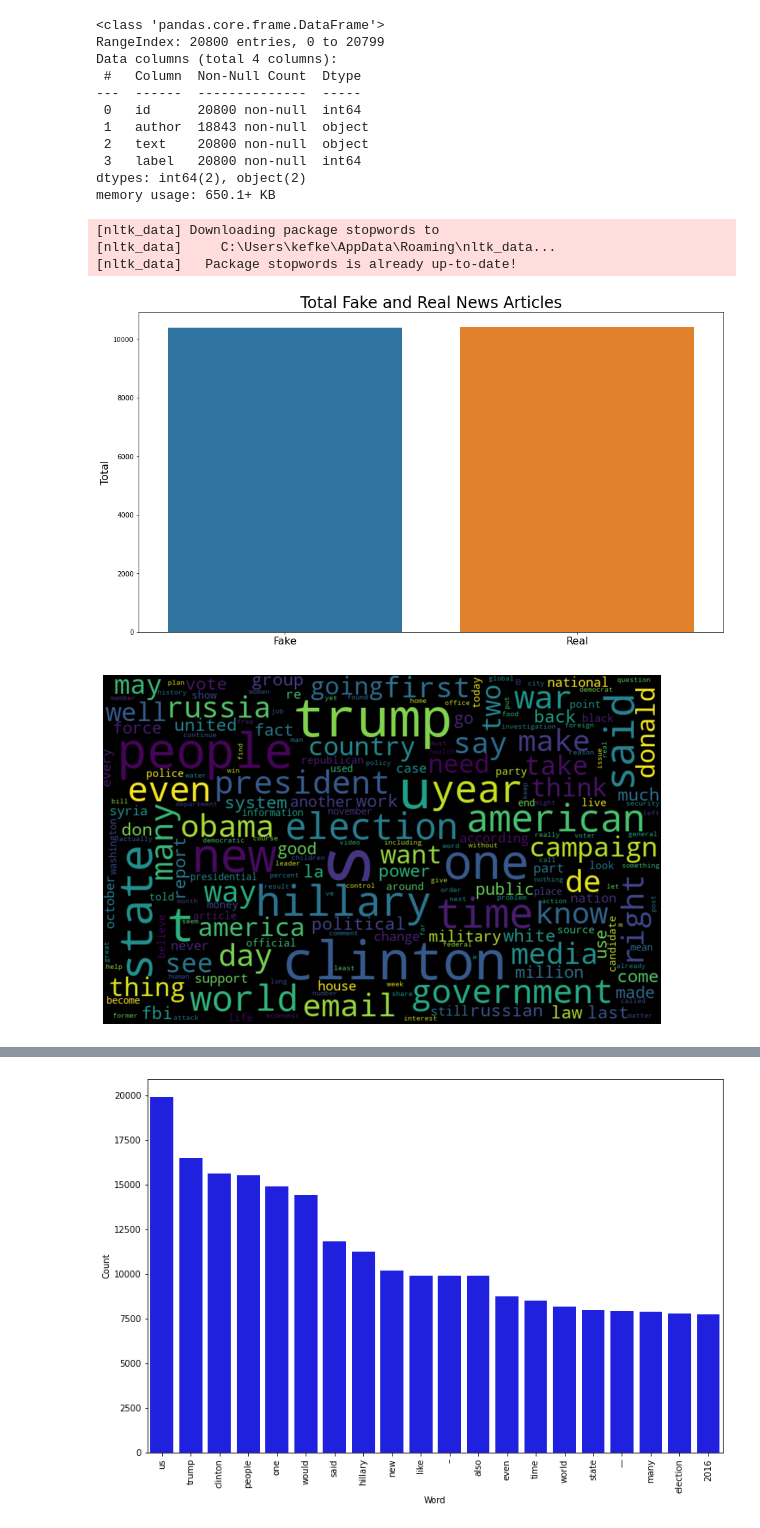
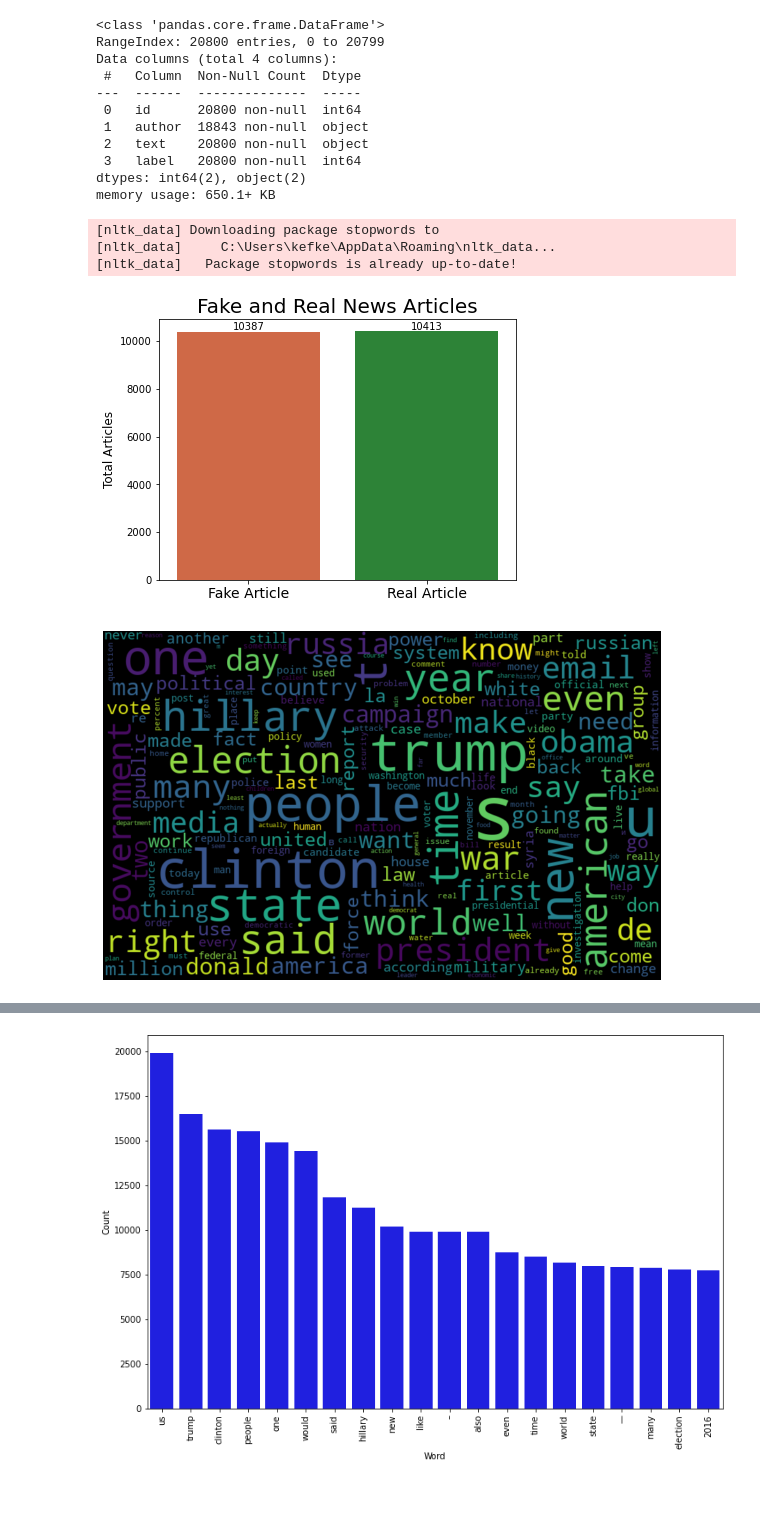
Before and after one commit to KevinVanWallendael/MicrosoftProject, a Jupyter notebook: final_microsoft_notebook.ipynb, the cells around one changed output, grey strips where cells are left out. Cells and saved outputs as stored; diff of their text form; code cells hidden in the pictures; blank space fills up the shorter version.

```diff
--- a/final_microsoft_notebook.ipynb
+++ b/final_microsoft_notebook.ipynb
@@ -30,16 +31,17 @@ df.drop(columns = ["title"],axis=1,inplace=True)
 df['text'] = df['text'].astype('str')
-# %%
-df.info()
-# %% [output]
-<class 'pandas.core.frame.DataFrame'>
-RangeIndex: 20800 entries, 0 to 20799
-Data columns (total 4 columns):
- #   Column  Non-Null Count  Dtype
----  ------  --------------  -----
- 0   id      20800 non-null  int64
- 1   author  18843 non-null  object
- 2   text    20800 non-null  object
- 3   label   20800 non-null  int64
-dtypes: int64(2), object(2)
-memory usage: 650.1+ KB
+# %%
+# See the information for our current dataframe
+df.info()
+# %% [output]
+<class 'pandas.core.frame.DataFrame'>
+RangeIndex: 20800 entries, 0 to 20799
+Data columns (total 4 columns):
+ #   Column  Non-Null Count  Dtype
+---  ------  --------------  -----
+ 0   id      20800 non-null  int64
+ 1   author  18843 non-null  object
+ 2   text    20800 non-null  object
+ 3   label   20800 non-null  int64
+dtypes: int64(2), object(2)
+memory usage: 650.1+ KB
 # %%
@@ -48,13 +49,12 @@ memory usage: 650.1+ KB
 df['text'] = df['text'].apply(lambda x: x.lower())
 # %%
-# Remove punctuation
-
+# Remove the punctuation within the text column
 import string
 
-def punctuation_removal(text):
-    all_list = [char for char in text if char not in string.punctuation]
-    clean_str = ''.join(all_list)
-    return clean_str
+def punct_removal(text):
+    word_list = [char for char in text if char not in string.punctuation]
+    clean_text = ''.join(word_list)
+    return clean_text
 
-df['text'] = df['text'].apply(punctuation_removal)
+df['text'] = df['text'].apply(punct_removal)
 # %%
@@ -70,19 +70,20 @@ df['text'] = df['text'].apply(lambda x: ' '.join([word for word in x.split() if
 [nltk_data]     C:\Users\kefke\AppData\Roaming\nltk_data...
 [nltk_data]   Package stopwords is already up-to-date!
 # %%
-plt.figure(figsize=(16,9))
+# Plot the amount of articles in each category
+plt.figure(figsize=(6.4,4.8))
 
-sns.countplot(df.label)
-plt.title('Total Fake and Real News Articles', fontsize=24)
-plt.ylabel('Total', fontsize=16)
+ax = sns.countplot(df.label, palette=['#e65e30',"#1f912c"])
+plt.title('Fake and Real News Articles', fontsize=20)
+plt.ylabel('Total Articles', fontsize=12)
 plt.xlabel('')
-plt.xticks([0, 1], ['Fake', 'Real'], fontsize=16)
-
+plt.xticks([0, 1], ['Fake Article', 'Real Article'], fontsize=14)
+ax.bar_label(ax.containers[0])
 plt.show()
 # %% [output]
-[figure, old version]
+[figure, new version]
 # %%
-# Word cloud for fake news
+# Create the word cloud for fake news
 from wordcloud import WordCloud
 
 fake_data = df[df["label"] == 1]
@@ -97,5 +98,5 @@ plt.imshow(wordcloud, interpolation='bilinear')
 plt.axis("off")
 plt.show()
 # %% [output]
-[figure, old version]
+[figure, new version]
 # %%
```
Also changed, not shown: parts of 13 cells of this notebook.
